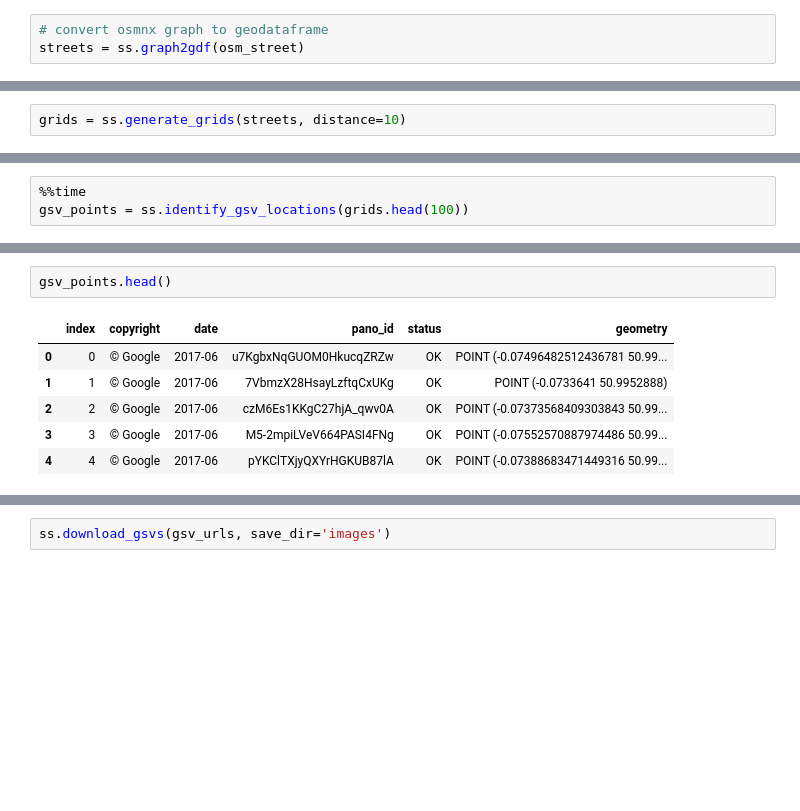
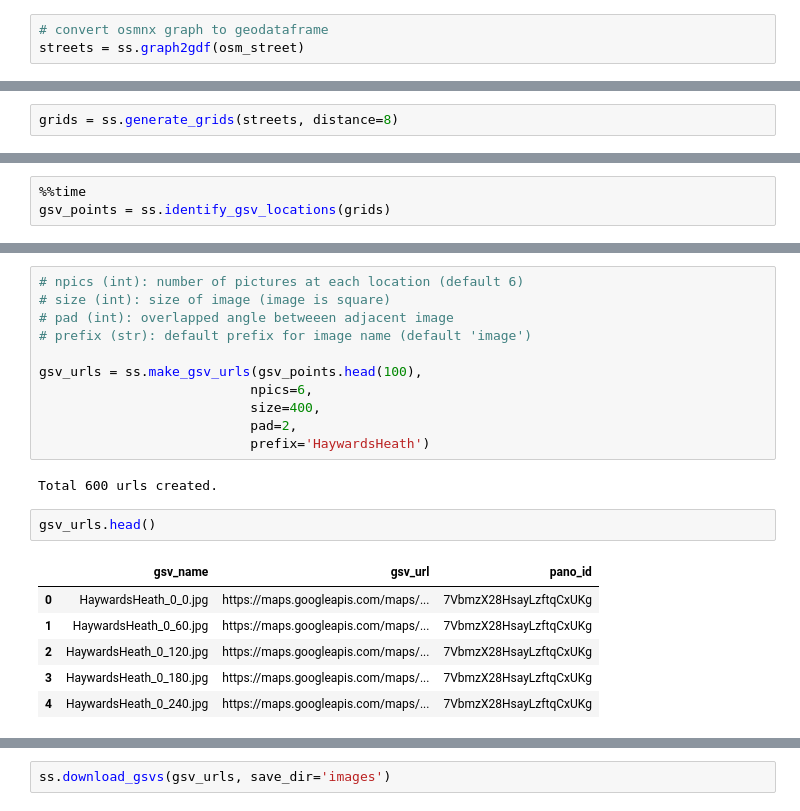
Before and after one commit to yonghah/streetscape, a Jupyter notebook: sample/example.ipynb, the cells around one changed output, grey strips where cells are left out. Saved outputs shown, nothing was run; the diff lists cells and outputs as text; blank space fills up the shorter version.

```diff
--- a/sample/example.ipynb
+++ b/sample/example.ipynb
@@ -30,3 +45,3 @@ create a 1D grid along with street segments
 # %%
-grids = ss.generate_grids(streets, distance=10)
+grids = ss.generate_grids(streets, distance=8)
 # %% [output]
@@ -51,5 +63,5 @@ From each grid candidiate point, we will send a query asking the location of gsv
 # %%
 %%time
-gsv_points = ss.identify_gsv_locations(grids.head(100))
+gsv_points = ss.identify_gsv_locations(grids)
 # %% [output]
 [interactive output not drawn]
@@ -73,9 +94,22 @@ Wall time: 6.22 s
+# %%
+# npics (int): number of pictures at each location (default 6)
+# size (int): size of image (image is square)
+# pad (int): overlapped angle betweeen adjacent image
+# prefix (str): default prefix for image name (default 'image')
+
+gsv_urls = ss.make_gsv_urls(gsv_points.head(100),
+                           npics=6,
+                           size=400,
+                           pad=2,
+                           prefix='HaywardsHeath')
+# %% [output]
+Total 600 urls created.
 # %%
-gsv_points.head()
+gsv_urls.head()
 # %% [output]
-|  | index | copyright | date | pano_id | status | geometry |
-| 0 | 0 | © Google | 2017-06 | u7KgbxNqGUOM0HkucqZRZw | OK | POINT (-0.07496482512436781 50.99... |
-| 1 | 1 | © Google | 2017-06 | 7VbmzX28HsayLzftqCxUKg | OK | POINT (-0.0733641 50.9952888) |
-| 2 | 2 | © Google | 2017-06 | czM6Es1KKgC27hjA_qwv0A | OK | POINT (-0.07373568409303843 50.99... |
-| 3 | 3 | © Google | 2017-06 | M5-2mpiLVeV664PASI4FNg | OK | POINT (-0.07552570887974486 50.99... |
-| 4 | 4 | © Google | 2017-06 | pYKClTXjyQXYrHGKUB87lA | OK | POINT (-0.07388683471449316 50.99... |
+|  | gsv_name | gsv_url | pano_id |
+| 0 | HaywardsHeath_0_0.jpg | https://maps.googleapis.com/maps/... | 7VbmzX28HsayLzftqCxUKg |
+| 1 | HaywardsHeath_0_60.jpg | https://maps.googleapis.com/maps/... | 7VbmzX28HsayLzftqCxUKg |
+| 2 | HaywardsHeath_0_120.jpg | https://maps.googleapis.com/maps/... | 7VbmzX28HsayLzftqCxUKg |
+| 3 | HaywardsHeath_0_180.jpg | https://maps.googleapis.com/maps/... | 7VbmzX28HsayLzftqCxUKg |
+| 4 | HaywardsHeath_0_240.jpg | https://maps.googleapis.com/maps/... | 7VbmzX28HsayLzftqCxUKg |
```
Also changed, not shown: parts of 18 cells of this notebook, 5 other files.
